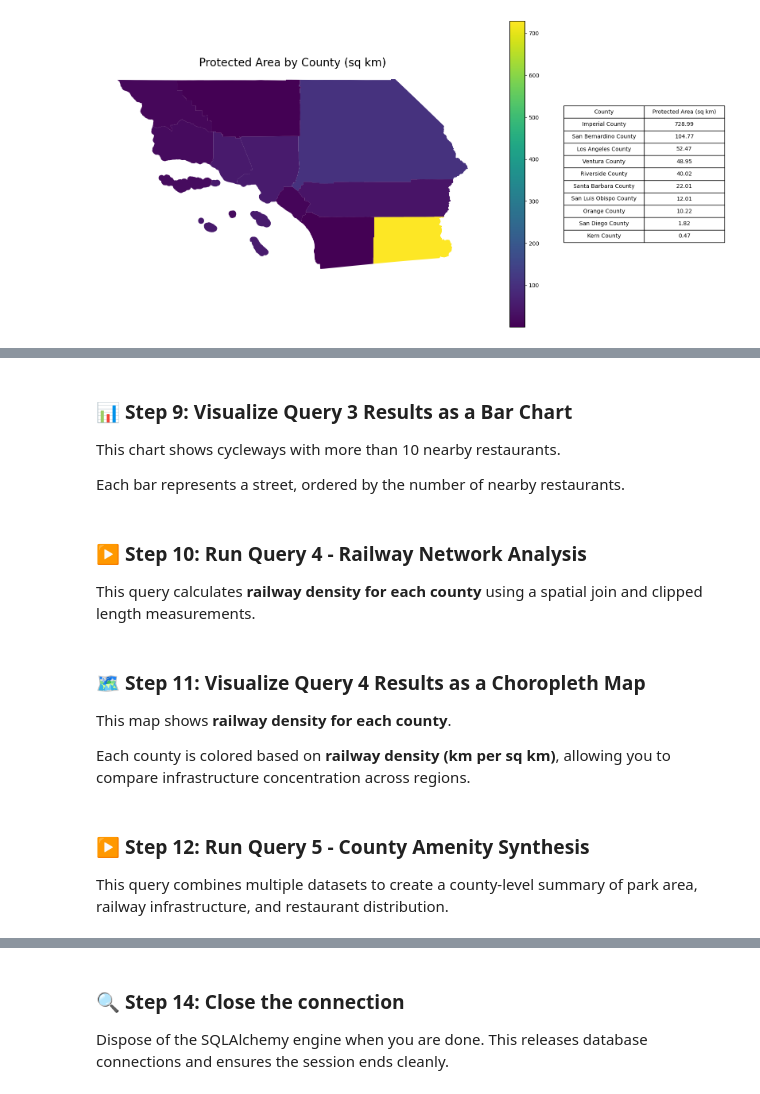
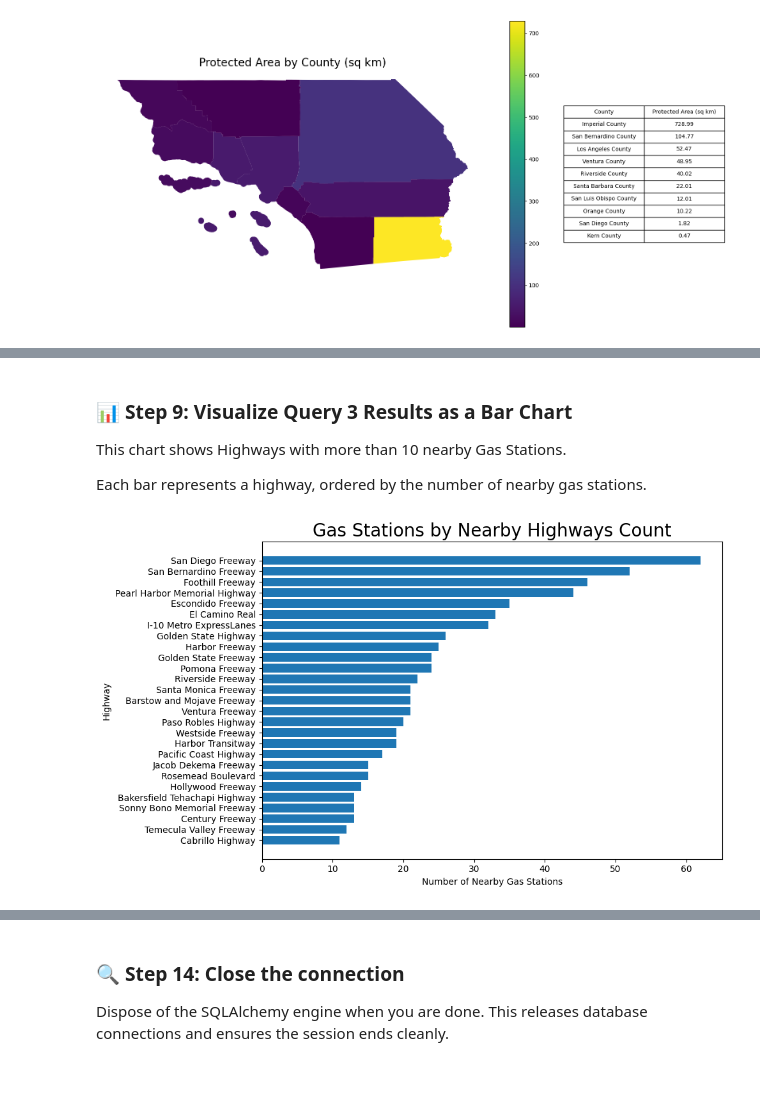
Before and after one commit to Matthew-Martin92/gist604b-osm-postgis-sp26, a Jupyter notebook: notebooks/osm_postgis_california.ipynb, the cells around one changed output, grey strips where cells are left out. Cells and saved outputs as stored; diff of their text form; code cells hidden in the pictures.

Commit message:
Added code to run query 3 and visualize using a bar chart

```diff
--- a/notebooks/osm_postgis_california.ipynb
+++ b/notebooks/osm_postgis_california.ipynb
@@ -299,5 +299,5 @@ This query identifies streets (cycleways) with the highest number of restaurants
 # %%
-query_3_file = Path("../sql/arizona/03_osm_restaurants_near_streets.sql")
+query_3_file = Path("../sql/california/query3_fuel_near_highways.sql")
 
 # Read SQL query from file
 query_3_sql = query_3_file.read_text(encoding="utf-8")
@@ -313,36 +331,34 @@ except Exception as e:
 # %% [markdown]
 ### 📊 Step 9: Visualize Query 3 Results as a Bar Chart
 
-This chart shows cycleways with more than 10 nearby restaurants.
+This chart shows Highways with more than 10 nearby Gas Stations.
 
-Each bar represents a street, ordered by the number of nearby restaurants.
+Each bar represents a highway, ordered by the number of nearby gas stations.
 # %%
-viz_column = "nearby_restaurant_count"
+viz_column = "nearby_gas_count"
 
 # Prepare data
 bar_df = (
-    query_3_results[["street_name", viz_column]]
+    query_3_results[["highway_name", viz_column]]
     .sort_values(viz_column, ascending=False)
     .copy()
 )
 
 fig, ax = plt.subplots(figsize=(10, 6))
 
 ax.barh(
-    bar_df["street_name"],
+    bar_df["highway_name"],
     bar_df[viz_column]
 )
 
-ax.set_title("Cycleways by Nearby Restaurant Count", fontsize=14)
-ax.set_xlabel("Number of Nearby Restaurants")
-ax.set_ylabel("Street Name")
+ax.set_title("Gas Stations by Nearby Highways Count", fontsize=20)
+ax.set_xlabel("Number of Nearby Gas Stations")
+ax.set_ylabel("Highway")
 
 # Highest values on top
 ax.invert_yaxis()
 
 plt.tight_layout()
 plt.show()
+# %% [output]
+[figure, added]
-# %% [markdown]
-### ▶️ Step 10: Run Query 4 - Railway Network Analysis
-
-This query calculates **railway density for each county** using a spatial join and clipped length measurements.
@@ -363,6 +364,0 @@ except Exception as e:
-# %% [markdown]
-### 🗺️ Step 11: Visualize Query 4 Results as a Choropleth Map
-
-This map shows **railway density for each county**.
-
-Each county is colored based on **railway density (km per sq km)**, allowing you to compare infrastructure concentration across regions.
@@ -415,4 +364,0 @@ plt.show()
-# %% [markdown]
-### ▶️ Step 12: Run Query 5 - County Amenity Synthesis
-
-This query combines multiple datasets to create a county-level summary of park area, railway infrastructure, and restaurant distribution.
```
Also changed, not shown: parts of 8 cells of this notebook.
